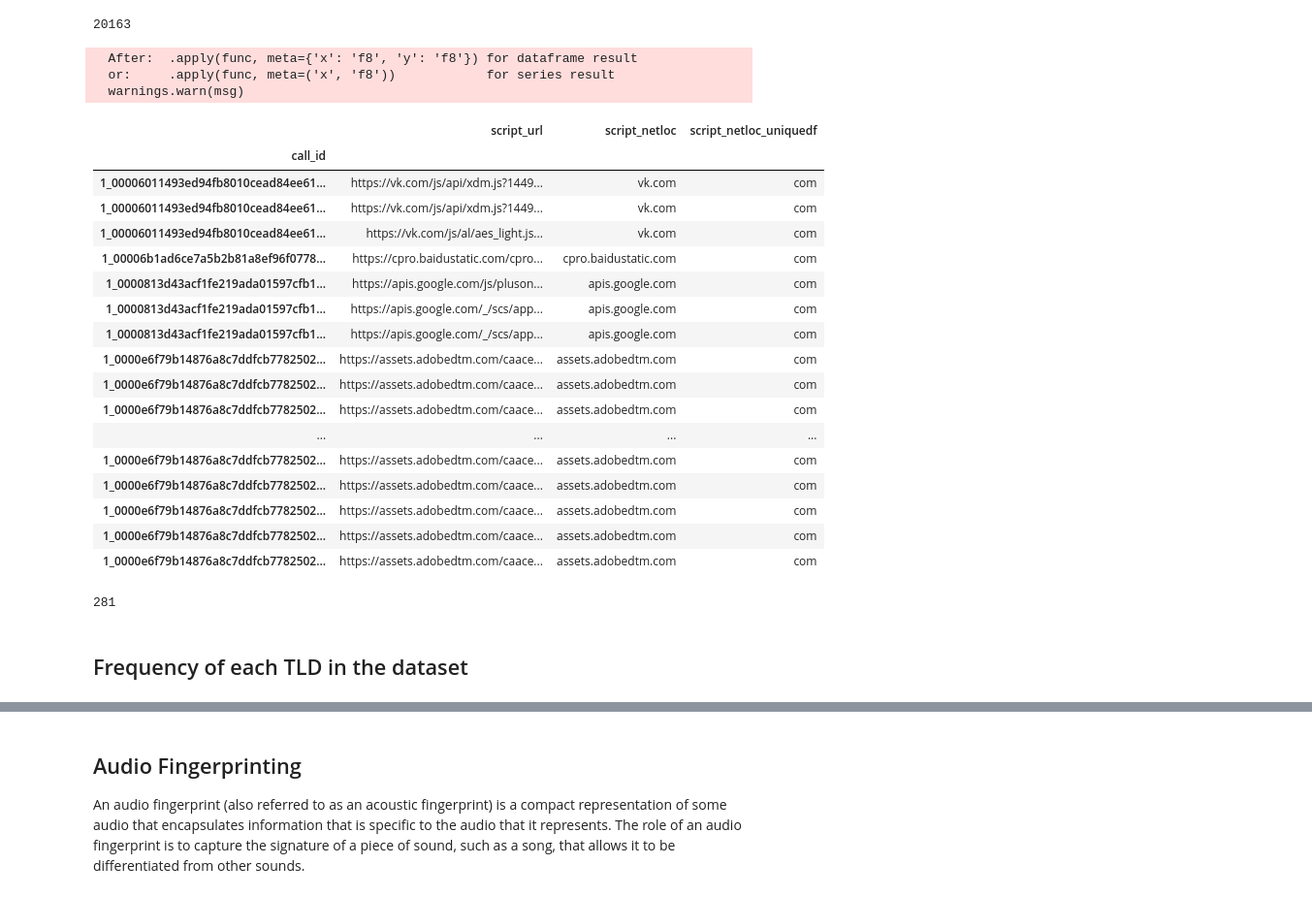
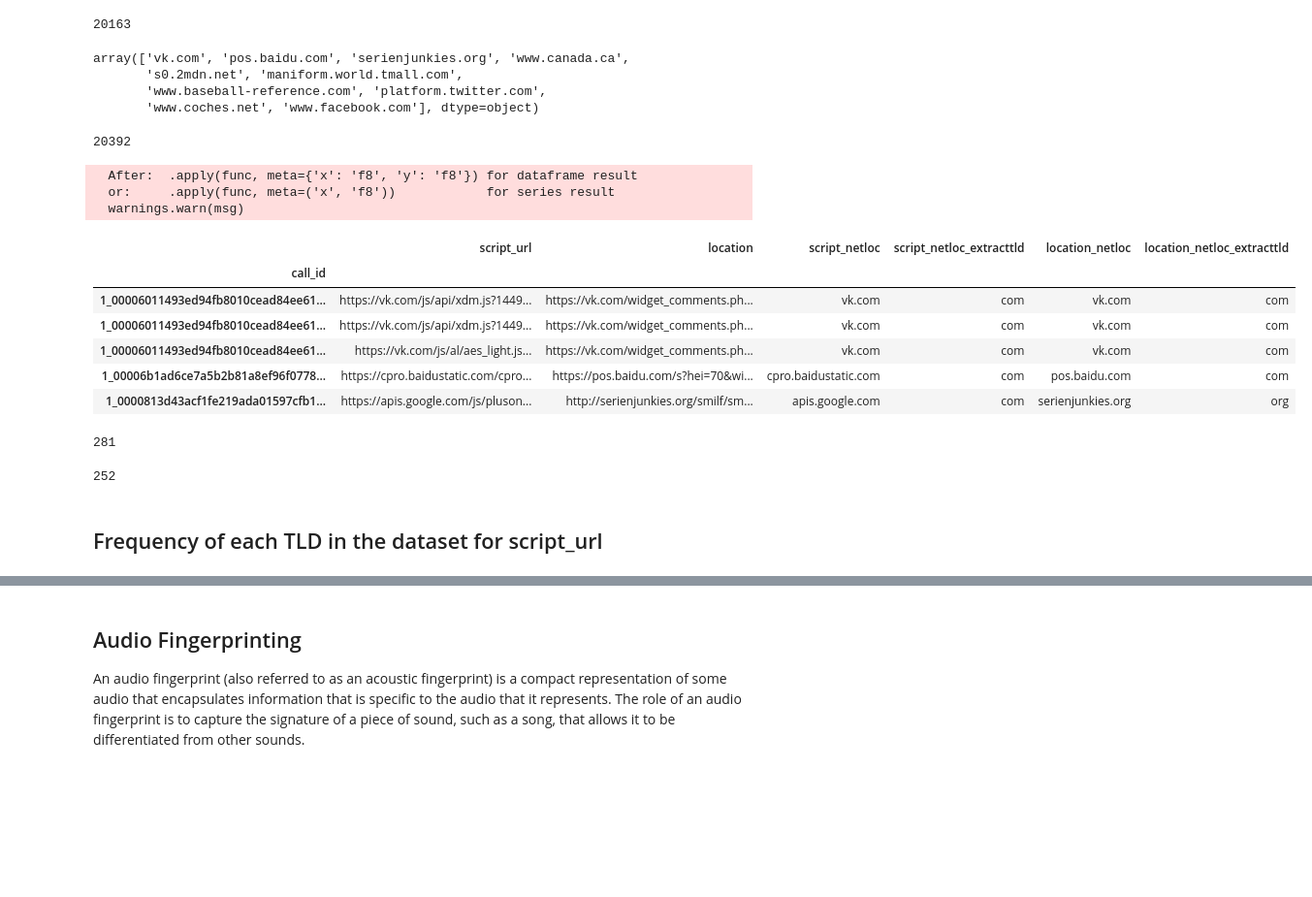
Before and after one commit to mozilla/Overscripted-Data-Analysis-Challenge, a Jupyter notebook: analyses/2019_03_soumya_analysis_outreachy/2019_03_soumya_TlD_analysis/tld_analysis.ipynb, the cells around one changed output, grey strips where cells are left out. Shown at 97% size. Saved outputs shown, nothing was run; the diff lists cells and outputs as text; code cells hidden in the pictures; blank space fills up the shorter version.

```diff
--- a/analyses/2019_03_soumya_analysis_outreachy/2019_03_soumya_TlD_analysis/tld_analysis.ipynb
+++ b/analyses/2019_03_soumya_analysis_outreachy/2019_03_soumya_TlD_analysis/tld_analysis.ipynb
@@ -99,46 +107,53 @@ array(['vk.com', 'cpro.baidustatic.com', 'apis.google.com',
 len(script_netloc_unique)
 # %% [output]
 20163
+# %%
+# Finding the netloc of unique locations
+location_netloc_unique= df.location.apply(get_netloc).unique()
+#location_netloc_uniquedf = pd.DataFrame(location_netloc_unique)
+location_netloc_unique[0:10]
+# %% [output]
+array(['vk.com', 'pos.baidu.com', 'serienjunkies.org', 'www.canada.ca',
+       's0.2mdn.net', 'maniform.world.tmall.com',
+       'www.baseball-reference.com', 'platform.twitter.com',
+       'www.coches.net', 'www.facebook.com'], dtype=object)
+# %%
+len(location_netloc_unique)
+# %% [output]
+20392
 # %%
 
 dff = dd.read_parquet(
      '/home/soumya/Dataset/sample_0.parquet', engine='pyarrow',
-    columns=['script_url']
+    columns=['script_url','location']
 )
 def get_netloc(x):
     p = urlparse(x)
     val = p.netloc
     if len(val) == 0:
         val = EMPTY_STRING
     return val
 def get_end_of_net_loc(x):
     splits = x.split('.')
     val = splits[-1]
     return val
+#Extract TLD for each script_url
+dff['script_netloc'] = dff.script_url.apply(get_netloc)
+dff['script_netloc_extracttld']=dff.script_netloc.apply(get_end_of_net_loc, meta= 'O')
 
-dff['script_netloc'] = dff.script_url.apply(get_netloc)
-dff['script_netloc_uniquedf']=dff.script_netloc.apply(get_end_of_net_loc)
-dff.head(20)
+#Extract TLD for each location
+dff['location_netloc'] = dff.location.apply(get_netloc, meta='O')
+dff['location_netloc_extracttld']=dff.location_netloc.apply(get_end_of_net_loc, meta= 'O')
+dff.head()
 # %% [output]
   After:  .apply(func, meta={'x': 'f8', 'y': 'f8'}) for dataframe result
   or:     .apply(func, meta=('x', 'f8'))            for series result
   warnings.warn(msg)
-|  | script_url | script_netloc | script_netloc_uniquedf |
-| call_id |  |  |  |
-| 1_00006011493ed94fb8010cead84ee61... | https://vk.com/js/api/xdm.js?1449... | vk.com | com |
-| 1_00006011493ed94fb8010cead84ee61... | https://vk.com/js/api/xdm.js?1449... | vk.com | com |
-| 1_00006011493ed94fb8010cead84ee61... | https://vk.com/js/al/aes_light.js... | vk.com | com |
-| 1_00006b1ad6ce7a5b2b81a8ef96f0778... | https://cpro.baidustatic.com/cpro... | cpro.baidustatic.com | com |
-| 1_0000813d43acf1fe219ada01597cfb1... | https://apis.google.com/js/pluson... | apis.google.com | com |
-| 1_0000813d43acf1fe219ada01597cfb1... | https://apis.google.com/_/scs/app... | apis.google.com | com |
-| 1_0000813d43acf1fe219ada01597cfb1... | https://apis.google.com/_/scs/app... | apis.google.com | com |
-| 1_0000e6f79b14876a8c7ddfcb7782502... | https://assets.adobedtm.com/caace... | assets.adobedtm.com | com |
-| 1_0000e6f79b14876a8c7ddfcb7782502... | https://assets.adobedtm.com/caace... | assets.adobedtm.com | com |
-| 1_0000e6f79b14876a8c7ddfcb7782502... | https://assets.adobedtm.com/caace... | assets.adobedtm.com | com |
-| ... | ... | ... | ... |
-| 1_0000e6f79b14876a8c7ddfcb7782502... | https://assets.adobedtm.com/caace... | assets.adobedtm.com | com |
-| 1_0000e6f79b14876a8c7ddfcb7782502... | https://assets.adobedtm.com/caace... | assets.adobedtm.com | com |
-| 1_0000e6f79b14876a8c7ddfcb7782502... | https://assets.adobedtm.com/caace... | assets.adobedtm.com | com |
-| 1_0000e6f79b14876a8c7ddfcb7782502... | https://assets.adobedtm.com/caace... | assets.adobedtm.com | com |
-| 1_0000e6f79b14876a8c7ddfcb7782502... | https://assets.adobedtm.com/caace... | assets.adobedtm.com | com |
+|  | script_url | location | script_netloc | script_netloc_extracttld | location_netloc | location_netloc_extracttld |
+| call_id |  |  |  |  |  |  |
+| 1_00006011493ed94fb8010cead84ee61... | https://vk.com/js/api/xdm.js?1449... | https://vk.com/widget_comments.ph... | vk.com | com | vk.com | com |
+| 1_00006011493ed94fb8010cead84ee61... | https://vk.com/js/api/xdm.js?1449... | https://vk.com/widget_comments.ph... | vk.com | com | vk.com | com |
+| 1_00006011493ed94fb8010cead84ee61... | https://vk.com/js/al/aes_light.js... | https://vk.com/widget_comments.ph... | vk.com | com | vk.com | com |
+| 1_00006b1ad6ce7a5b2b81a8ef96f0778... | https://cpro.baidustatic.com/cpro... | https://pos.baidu.com/s?hei=70&wi... | cpro.baidustatic.com | com | pos.baidu.com | com |
+| 1_0000813d43acf1fe219ada01597cfb1... | https://apis.google.com/js/pluson... | http://serienjunkies.org/smilf/sm... | apis.google.com | com | serienjunkies.org | org |
 # %%
@@ -147,6 +162,12 @@ count=dff.script_netloc_uniquedf.nunique().compute()
 count
 # %% [output]
 281
+# %%
+# Count of unique TLD in location
+count=dff.location_netloc_extracttld.nunique().compute()
+count
+# %% [output]
+252
 # %% [markdown]
-## Frequency of each TLD in the dataset
+## Frequency of each TLD in the dataset for script_url
 # %%
```
Also changed, not shown: parts of 53 cells of this notebook.
